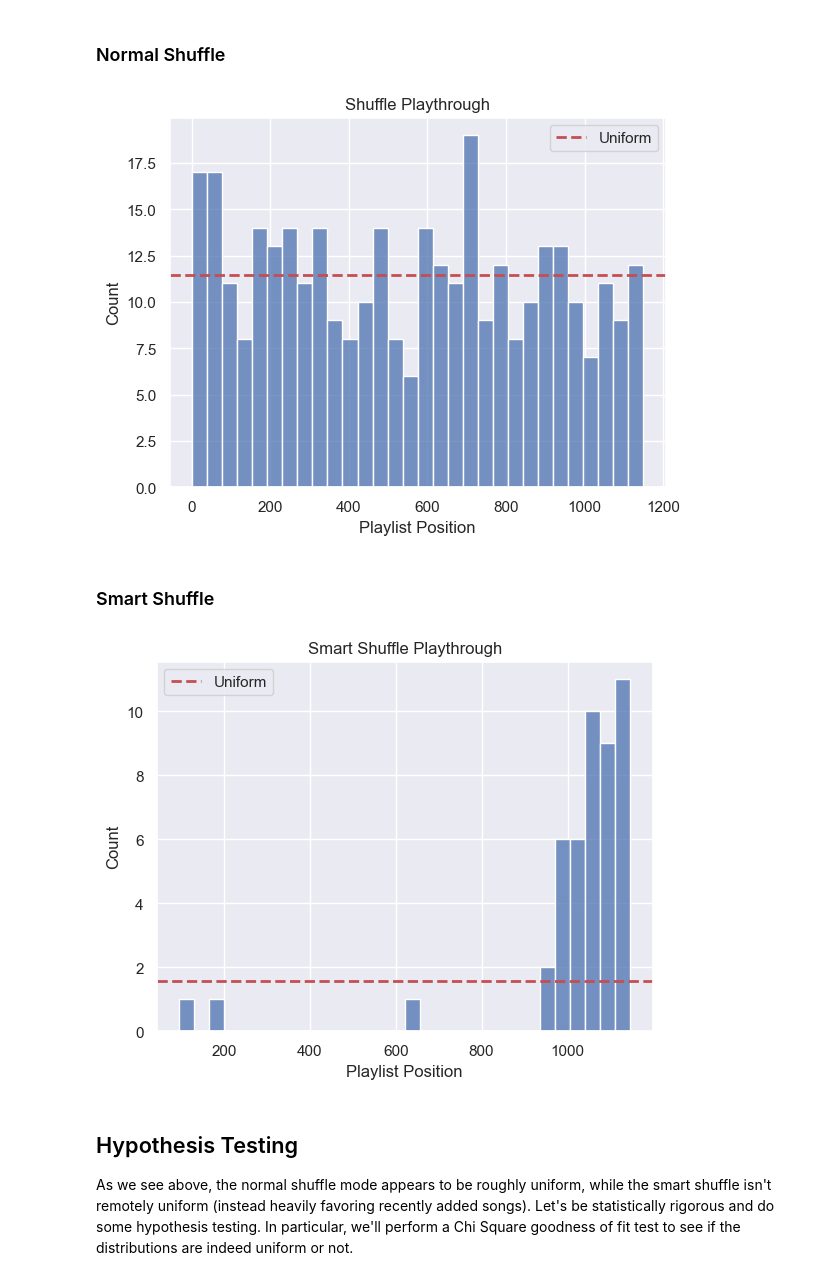
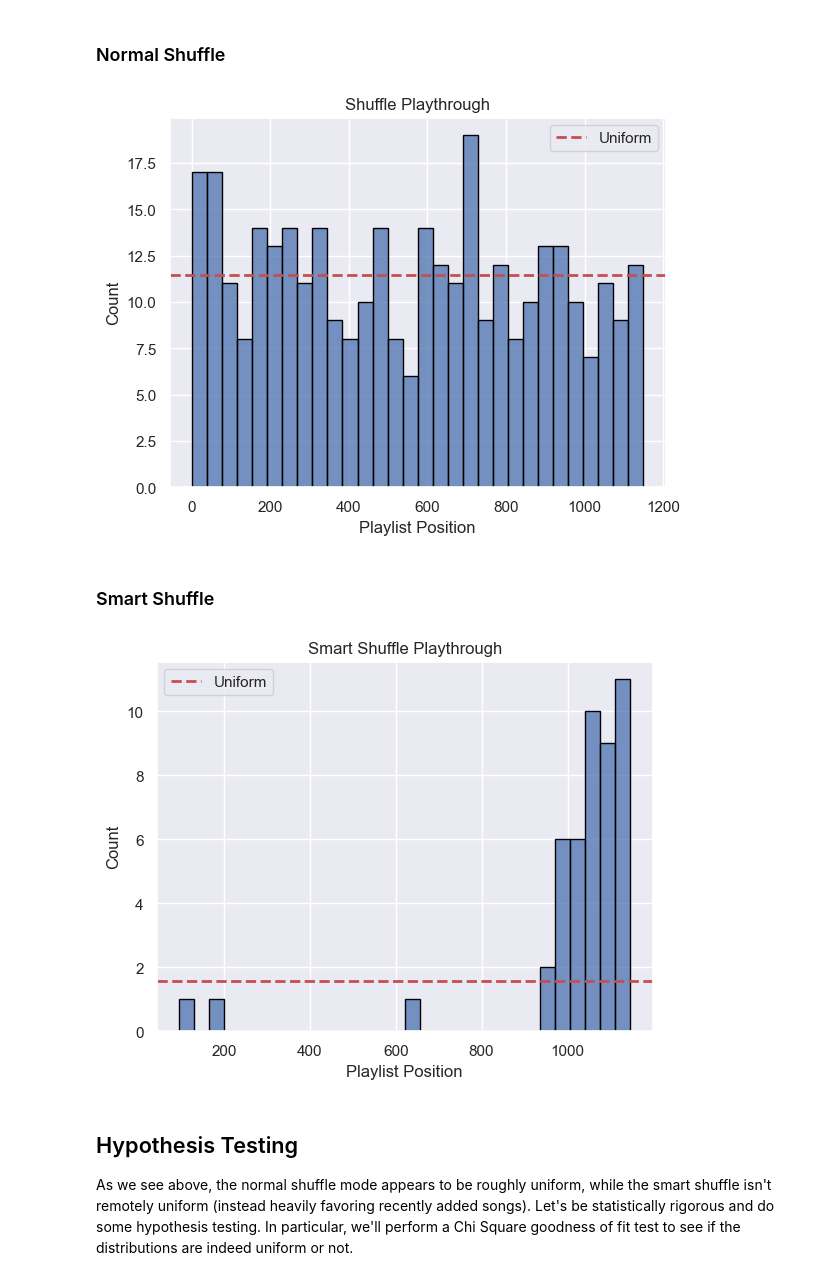
Before and after one commit to scs5/spotify-shuffle-analysis, a Jupyter notebook: src/analysis.ipynb, the cells around one changed output. Cells and saved outputs as stored; diff of their text form; code cells hidden in the pictures.

```diff
--- a/src/analysis.ipynb
+++ b/src/analysis.ipynb
@@ -25,21 +27,21 @@ sns.set_theme()
 # %%
 # Distribution of shuffle playthrough
 freq_shuffle, bins_shuffle = np.histogram(df_shuffle['playlist_pos'], bins=NUM_BINS)
-sns.histplot(df_shuffle, x='playlist_pos', bins=bins_shuffle)
+sns.histplot(df_shuffle, x='playlist_pos', bins=bins_shuffle, ec='black')
 plt.title('Shuffle Playthrough')
 plt.xlabel('Playlist Position')
 uniform_avg_shuffle = len(df_shuffle) / NUM_BINS
 plt.axhline(y = uniform_avg_shuffle, color = 'r', lw=2, linestyle = '--', label='Uniform')
 plt.legend()
 plt.show()
 # %% [output]
-[figure, old version]
+[figure, new version]
 # %% [markdown]
 ### Smart Shuffle
 # %%
 # Distribution of smart shuffle playthrough
 freq_smart_shuffle, bins_smart_shuffle = np.histogram(df_smart_shuffle['playlist_pos'], bins=NUM_BINS)
-sns.histplot(df_smart_shuffle, x='playlist_pos', bins=bins_smart_shuffle)
+sns.histplot(df_smart_shuffle, x='playlist_pos', bins=bins_smart_shuffle, ec='black')
 plt.title('Smart Shuffle Playthrough')
 plt.xlabel('Playlist Position')
 uniform_avg_smart_shuffle = len(df_smart_shuffle) / NUM_BINS
@@ -47,7 +49,7 @@ plt.axhline(y = uniform_avg_smart_shuffle, color = 'r', lw=2, linestyle = '--',
 plt.legend()
 plt.show()
 # %% [output]
-[figure, old version]
+[figure, new version]
 # %% [markdown]
 ## Hypothesis Testing
 As we see above, the normal shuffle mode appears to be roughly uniform, while the smart shuffle isn't remotely uniform (instead heavily favoring recently added songs). Let's be statistically rigorous and do some hypothesis testing. In particular, we'll perform a Chi Square goodness of fit test to see if the distributions are indeed uniform or not.
```
Also changed, not shown: parts of 9 cells of this notebook, 51 other files.
